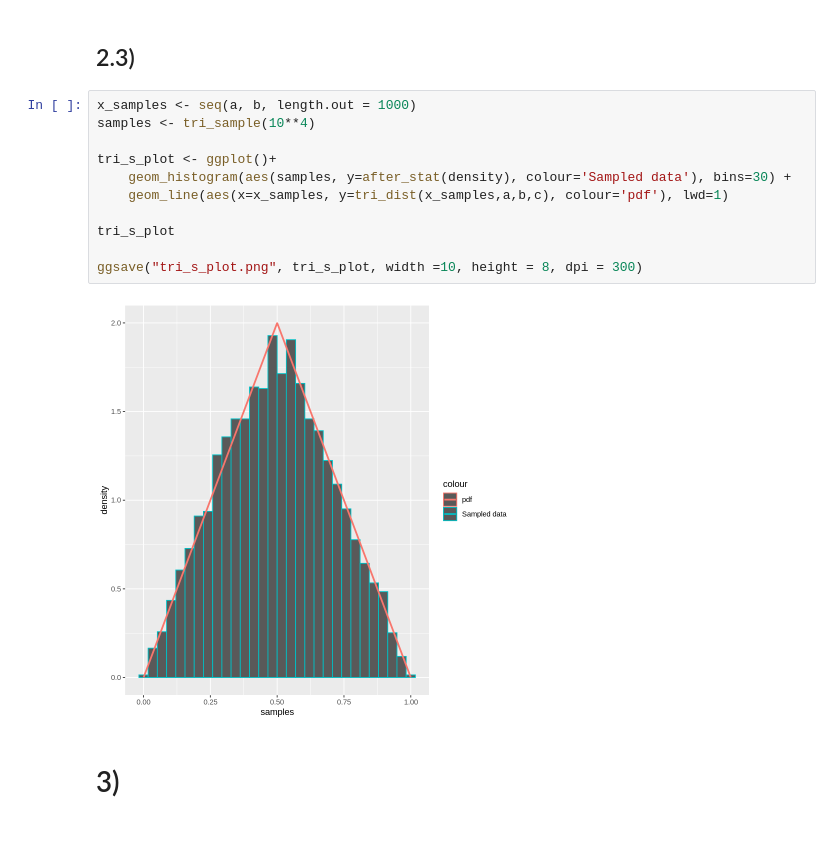
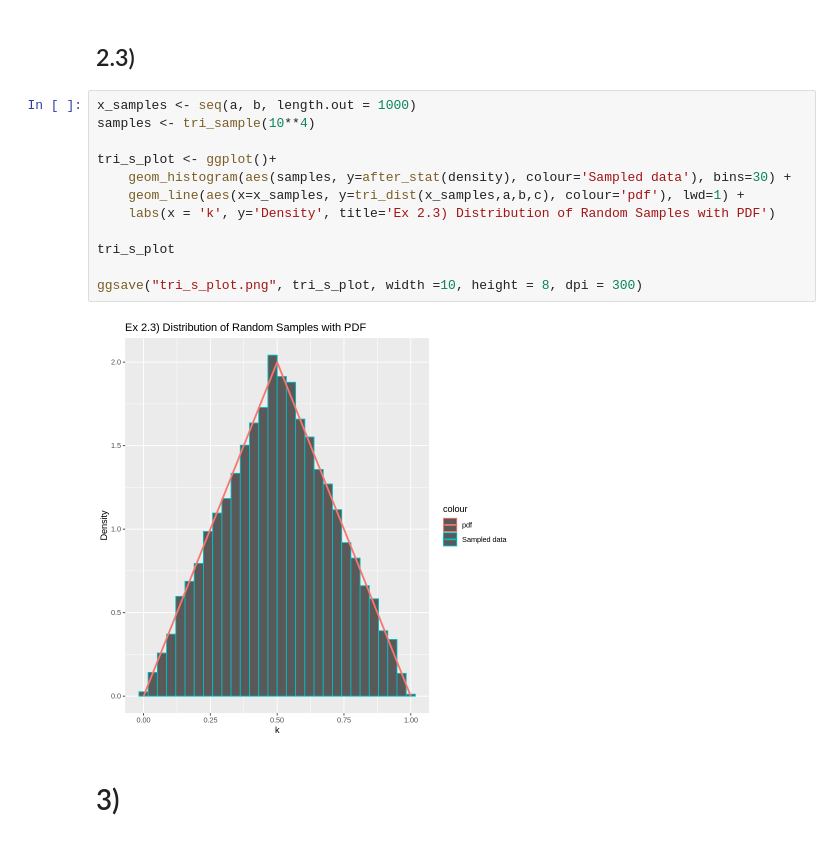
Before and after one commit to Berto70/advstat, a Jupyter notebook: Ex 2/ex2.ipynb, the cells around one changed output. Saved outputs shown, nothing was run; the diff lists cells and outputs as text.

```diff
--- a/Ex 2/ex2.ipynb
+++ b/Ex 2/ex2.ipynb
@@ -195,16 +195,17 @@ tri_sample <- function(n){
 # %%
 x_samples <- seq(a, b, length.out = 1000)
 samples <- tri_sample(10**4)
 
 tri_s_plot <- ggplot()+
     geom_histogram(aes(samples, y=after_stat(density), colour='Sampled data'), bins=30) +
-    geom_line(aes(x=x_samples, y=tri_dist(x_samples,a,b,c), colour='pdf'), lwd=1)
+    geom_line(aes(x=x_samples, y=tri_dist(x_samples,a,b,c), colour='pdf'), lwd=1) +
+    labs(x = 'k', y='Density', title='Ex 2.3) Distribution of Random Samples with PDF')
 
 tri_s_plot
 
 ggsave("tri_s_plot.png", tri_s_plot, width =10, height = 8, dpi = 300)
 # %% [output]
-[figure, old version]
+[figure, new version]
 # %% [markdown]
 # 3)
 # %% [markdown]
```
Also changed, not shown: parts of 12 cells of this notebook, 2 other files.
